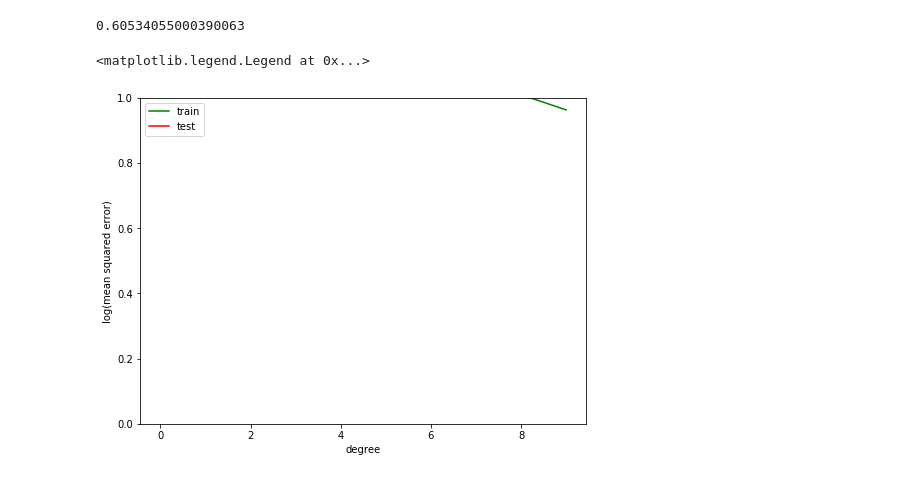
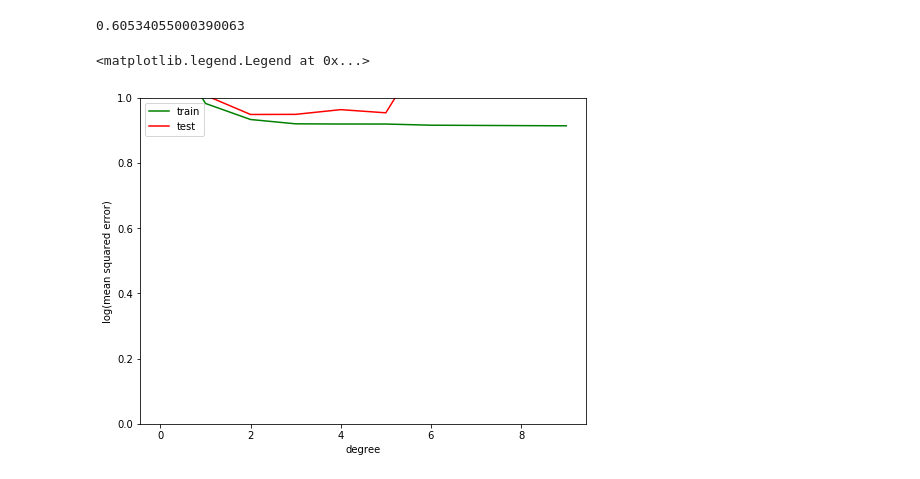
Before and after one commit to Jzbooth/Booth_Metis, a Jupyter notebook: Project_2/Project_luther3.ipynb, the cells around one changed output. Cells and saved outputs as stored; diff of their text form; code cells hidden in the pictures.

```diff
--- a/Project_2/Project_luther3.ipynb
+++ b/Project_2/Project_luther3.ipynb
@@ -320,32 +320,32 @@ rfit.score(X_test, y_test)
 # %%
 from sklearn.metrics import mean_squared_error
 
-X = pitchdf[['GS']]
+X = pitchdf[['Age']]
 y = pitchdf['log_salary']
 
 X_train, X_test, y_train, y_test = train_test_split(X, y, test_size=0.8)
 
 
 
 
 
 # Step through degrees from 0 to 9 and store the training and test (generalization) error.
 train_error = np.empty(10)
 test_error = np.empty(10)
 for degree in range(10):
     est = make_pipeline(PolynomialFeatures(degree), LinearRegression())
     est.fit(X_train, y_train)
     train_error[degree] = mean_squared_error(y_train, est.predict(X_train))
     test_error[degree] = mean_squared_error(y_test, est.predict(X_test))
 
 # Plot the training and test errors against degree
 plt.figure(figsize=(8,6))
 plt.plot(np.arange(10), train_error, color='green', label='train')
 plt.plot(np.arange(10), test_error, color='red', label='test')
 plt.ylim((0.0, 1e0))
 plt.ylabel('log(mean squared error)')
 plt.xlabel('degree')
 plt.legend(loc='upper left')
 # %% [output]
 <matplotlib.legend.Legend at 0x...>
-[figure, old version]
+[figure, new version]
```
Also changed, not shown: parts of 4 cells of this notebook, 6 other files.
